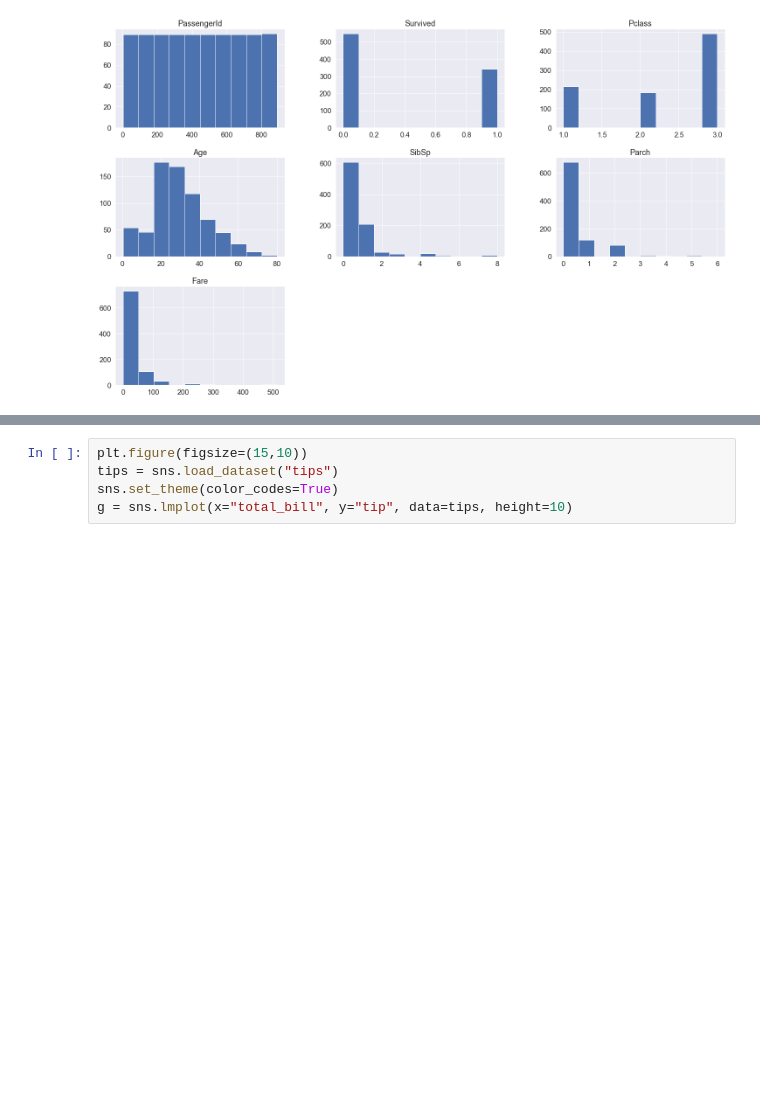
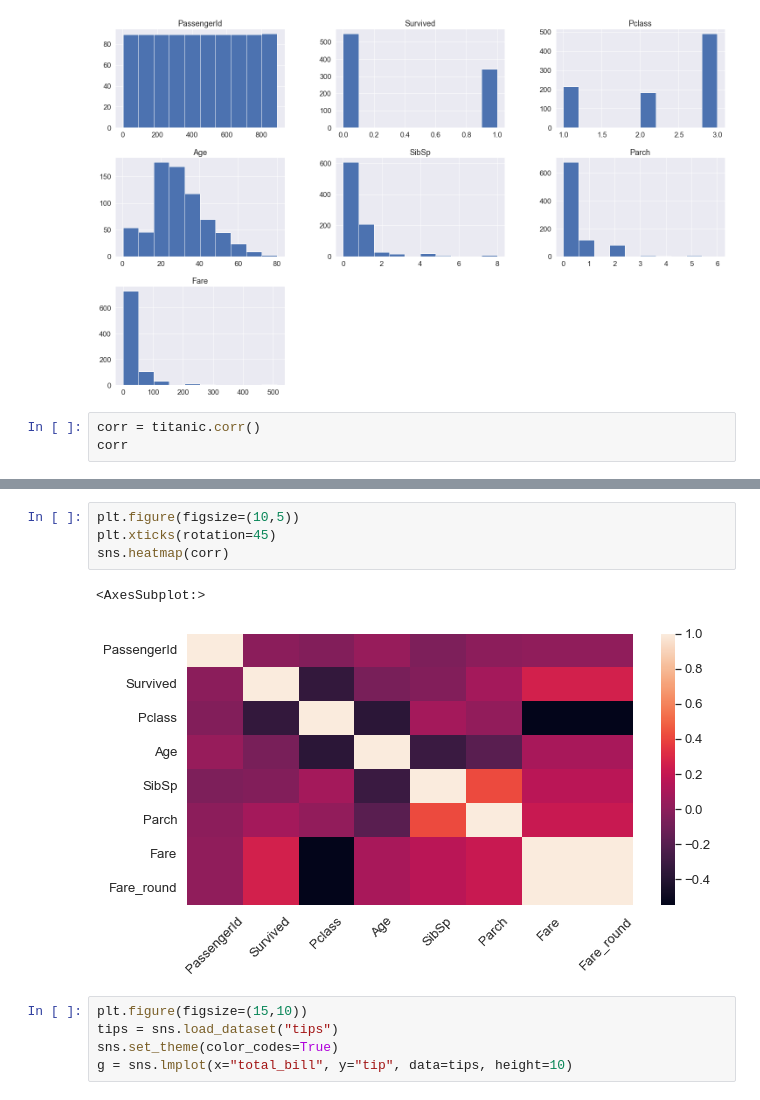
Before and after one commit to pbellot/FormationPANDAS, a Jupyter notebook: exercices.ipynb, the cells around one changed output, grey strips where cells are left out. Drawn from its saved outputs; the diff is of its cells as text; blank space fills up the shorter version.

```diff
--- a/exercices.ipynb
+++ b/exercices.ipynb
@@ -817,3 +817,6 @@ array([[<AxesSubplot:title={'center':'PassengerId'}>,
        [<AxesSubplot:title={'center':'Fare'}>, <AxesSubplot:>,
         <AxesSubplot:>]], dtype=object)
 [figure]
+# %%
+corr = titanic.corr()
+corr
@@ -820,3 +833,10 @@ array([[<AxesSubplot:title={'center':'PassengerId'}>,
+# %%
+plt.figure(figsize=(10,5))
+plt.xticks(rotation=45)
+sns.heatmap(corr)
+# %% [output]
+<AxesSubplot:>
+[figure, added]
 # %%
 plt.figure(figsize=(15,10))
 tips = sns.load_dataset("tips")
```
Also changed, not shown: parts of 17 cells of this notebook.
